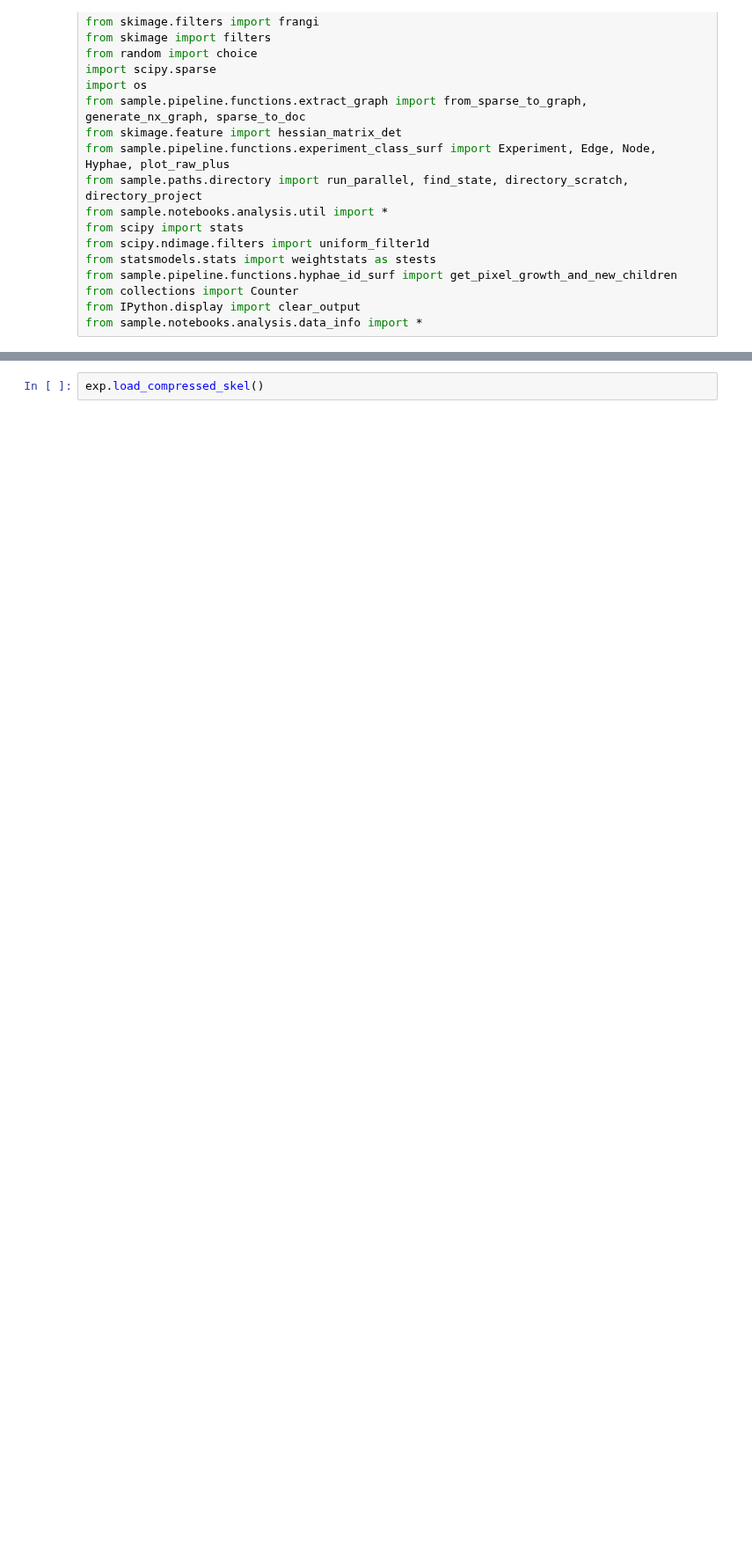
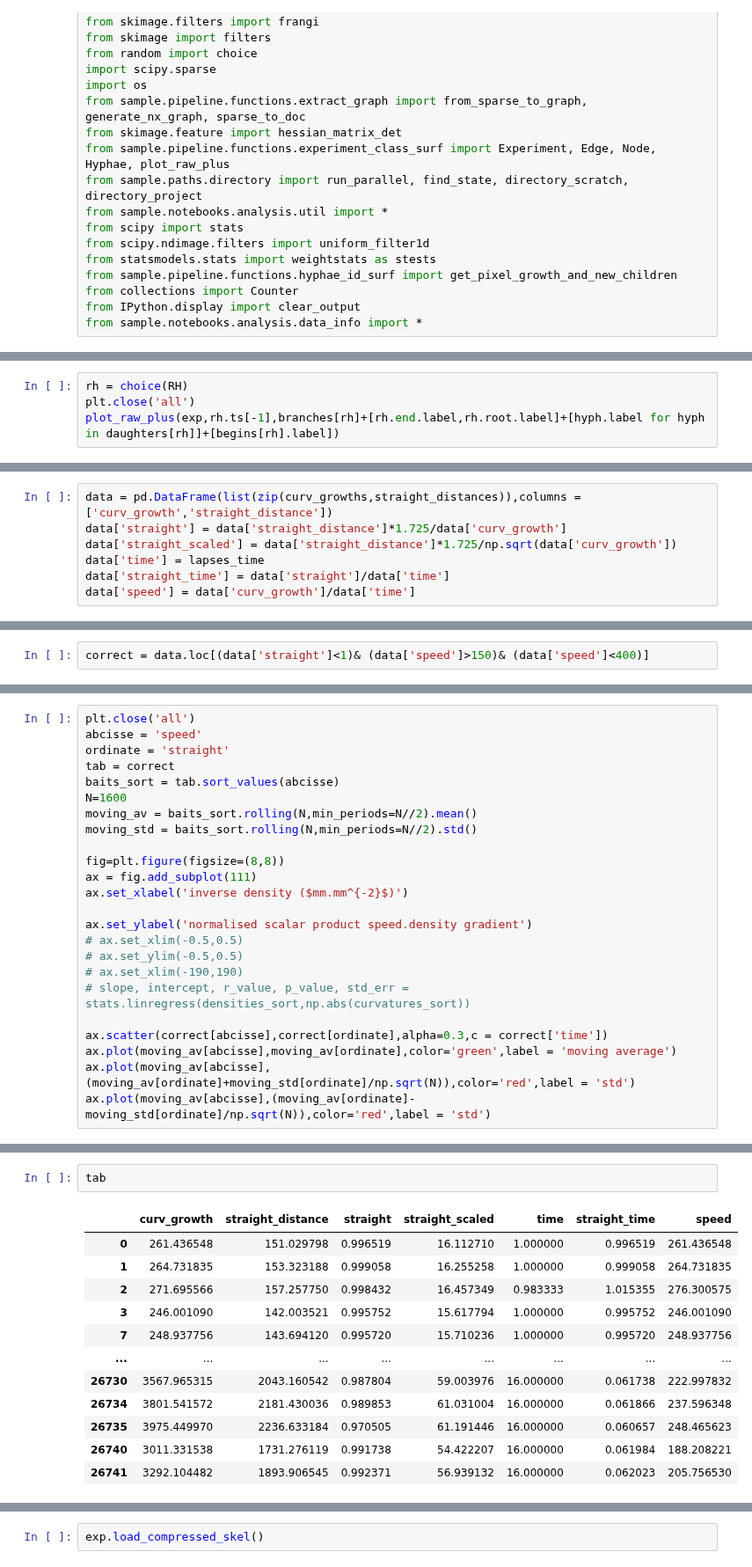
Before and after one commit to Cocopyth/AMFtrack, a Jupyter notebook: sample/notebooks/analysis/branch_initiation.ipynb, the cells around one changed output, grey strips where cells are left out. Shown at 88% size. Cells and saved outputs as stored; diff of their text form; blank space fills up the shorter version.

```diff
--- a/sample/notebooks/analysis/branch_initiation.ipynb
+++ b/sample/notebooks/analysis/branch_initiation.ipynb
@@ -42,0 +129,4 @@ begin = 2020-12-26 20:04:00
+# %%
+rh = choice(RH)
+plt.close('all')
+plot_raw_plus(exp,rh.ts[-1],branches[rh]+[rh.end.label,rh.root.label]+[hyph.label for hyph in daughters[rh]]+[begins[rh].label])
@@ -42,0 +242,7 @@ begin = 2020-12-26 20:04:00
+# %%
+data = pd.DataFrame(list(zip(curv_growths,straight_distances)),columns = ['curv_growth','straight_distance'])
+data['straight'] = data['straight_distance']*1.725/data['curv_growth']
+data['straight_scaled'] = data['straight_distance']*1.725/np.sqrt(data['curv_growth'])
+data['time'] = lapses_time
+data['straight_time'] = data['straight']/data['time']
+data['speed'] = data['curv_growth']/data['time']
@@ -42,0 +253,2 @@ begin = 2020-12-26 20:04:00
+# %%
+correct = data.loc[(data['straight']<1)& (data['speed']>150)& (data['speed']<400)]
@@ -42,0 +282,24 @@ begin = 2020-12-26 20:04:00
+# %%
+plt.close('all')
+abcisse = 'speed'
+ordinate = 'straight'
+tab = correct
+baits_sort = tab.sort_values(abcisse)
+N=1600
+moving_av = baits_sort.rolling(N,min_periods=N//2).mean()
+moving_std = baits_sort.rolling(N,min_periods=N//2).std()
+
+fig=plt.figure(figsize=(8,8))
+ax = fig.add_subplot(111)
+ax.set_xlabel('inverse density ($mm.mm^{-2}$)')
+
+ax.set_ylabel('normalised scalar product speed.density gradient')
+# ax.set_xlim(-0.5,0.5)
+# ax.set_ylim(-0.5,0.5)
+# ax.set_xlim(-190,190)
+# slope, intercept, r_value, p_value, std_err = stats.linregress(densities_sort,np.abs(curvatures_sort))
+
+ax.scatter(correct[abcisse],correct[ordinate],alpha=0.3,c = correct['time'])
+ax.plot(moving_av[abcisse],moving_av[ordinate],color='green',label = 'moving average')
+ax.plot(moving_av[abcisse],(moving_av[ordinate]+moving_std[ordinate]/np.sqrt(N)),color='red',label = 'std')
+ax.plot(moving_av[abcisse],(moving_av[ordinate]-moving_std[ordinate]/np.sqrt(N)),color='red',label = 'std')
@@ -42,0 +311,15 @@ begin = 2020-12-26 20:04:00
+# %%
+tab
+# %% [output]
+|  | curv_growth | straight_distance | straight | straight_scaled | time | straight_time | speed |
+| 0 | 261.436548 | 151.029798 | 0.996519 | 16.112710 | 1.000000 | 0.996519 | 261.436548 |
+| 1 | 264.731835 | 153.323188 | 0.999058 | 16.255258 | 1.000000 | 0.999058 | 264.731835 |
+| 2 | 271.695566 | 157.257750 | 0.998432 | 16.457349 | 0.983333 | 1.015355 | 276.300575 |
+| 3 | 246.001090 | 142.003521 | 0.995752 | 15.617794 | 1.000000 | 0.995752 | 246.001090 |
+| 7 | 248.937756 | 143.694120 | 0.995720 | 15.710236 | 1.000000 | 0.995720 | 248.937756 |
+| ... | ... | ... | ... | ... | ... | ... | ... |
+| 26730 | 3567.965315 | 2043.160542 | 0.987804 | 59.003976 | 16.000000 | 0.061738 | 222.997832 |
+| 26734 | 3801.541572 | 2181.430036 | 0.989853 | 61.031004 | 16.000000 | 0.061866 | 237.596348 |
+| 26735 | 3975.449970 | 2236.633184 | 0.970505 | 61.191446 | 16.000000 | 0.060657 | 248.465623 |
+| 26740 | 3011.331538 | 1731.276119 | 0.991738 | 54.422207 | 16.000000 | 0.061984 | 188.208221 |
+| 26741 | 3292.104482 | 1893.906545 | 0.992371 | 56.939132 | 16.000000 | 0.062023 | 205.756530 |
```
Also changed, not shown: parts of 37 cells of this notebook, 27 other files.
